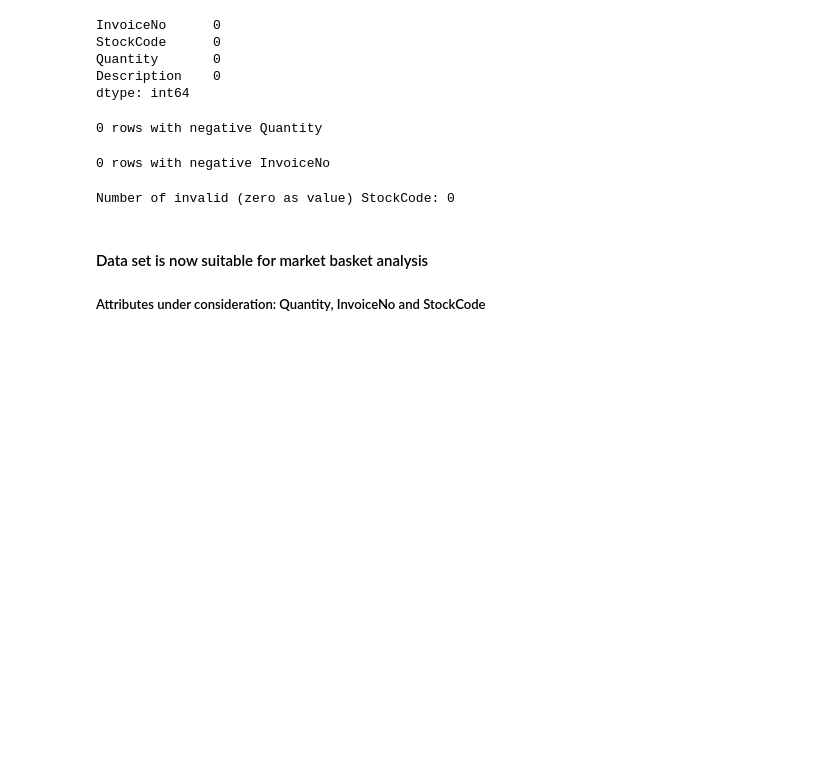
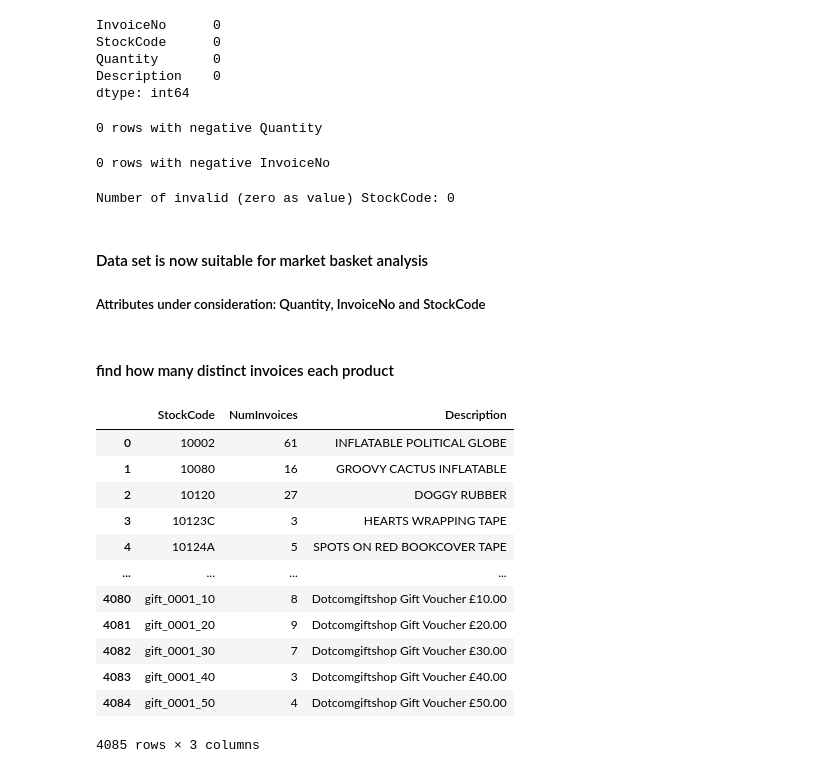
Before and after one commit to j2damax/principles-of-ds-cw02, a Jupyter notebook: group/online_retail.ipynb, the cells around one changed output. Drawn from its saved outputs; the diff is of its cells as text; code cells hidden in the pictures; blank space fills up the shorter version.

```diff
--- a/group/online_retail.ipynb
+++ b/group/online_retail.ipynb
@@ -841,3 +844,29 @@ Number of invalid (zero as value) StockCode: 0
 # %% [markdown]
 #### Data set is now suitable for market basket analysis
 ##### Attributes under consideration: Quantity, InvoiceNo and StockCode
+# %% [markdown]
+#### find how many distinct invoices each product
+# %%
+# Count unique invoices per product
+product_invoice_counts = df_features.groupby('StockCode')['InvoiceNo'].nunique().reset_index()
+# Rename columns for clarity
+product_invoice_counts.columns = ['StockCode', 'NumInvoices']
+
+# Merge to include product descriptions
+product_invoice_counts = product_invoice_counts.merge(df_features[['StockCode', 'Description']].drop_duplicates(), on='StockCode', how='left')
+
+product_invoice_counts
+# %% [output]
+|  | StockCode | NumInvoices | Description |
+| 0 | 10002 | 61 | INFLATABLE POLITICAL GLOBE |
+| 1 | 10080 | 16 | GROOVY CACTUS INFLATABLE |
+| 2 | 10120 | 27 | DOGGY RUBBER |
+| 3 | 10123C | 3 | HEARTS WRAPPING TAPE |
+| 4 | 10124A | 5 | SPOTS ON RED BOOKCOVER TAPE |
+| ... | ... | ... | ... |
+| 4080 | gift_0001_10 | 8 | Dotcomgiftshop Gift Voucher £10.00 |
+| 4081 | gift_0001_20 | 9 | Dotcomgiftshop Gift Voucher £20.00 |
+| 4082 | gift_0001_30 | 7 | Dotcomgiftshop Gift Voucher £30.00 |
+| 4083 | gift_0001_40 | 3 | Dotcomgiftshop Gift Voucher £40.00 |
+| 4084 | gift_0001_50 | 4 | Dotcomgiftshop Gift Voucher £50.00 |
+4085 rows × 3 columns
```
Also changed, not shown: parts of 19 cells of this notebook.
